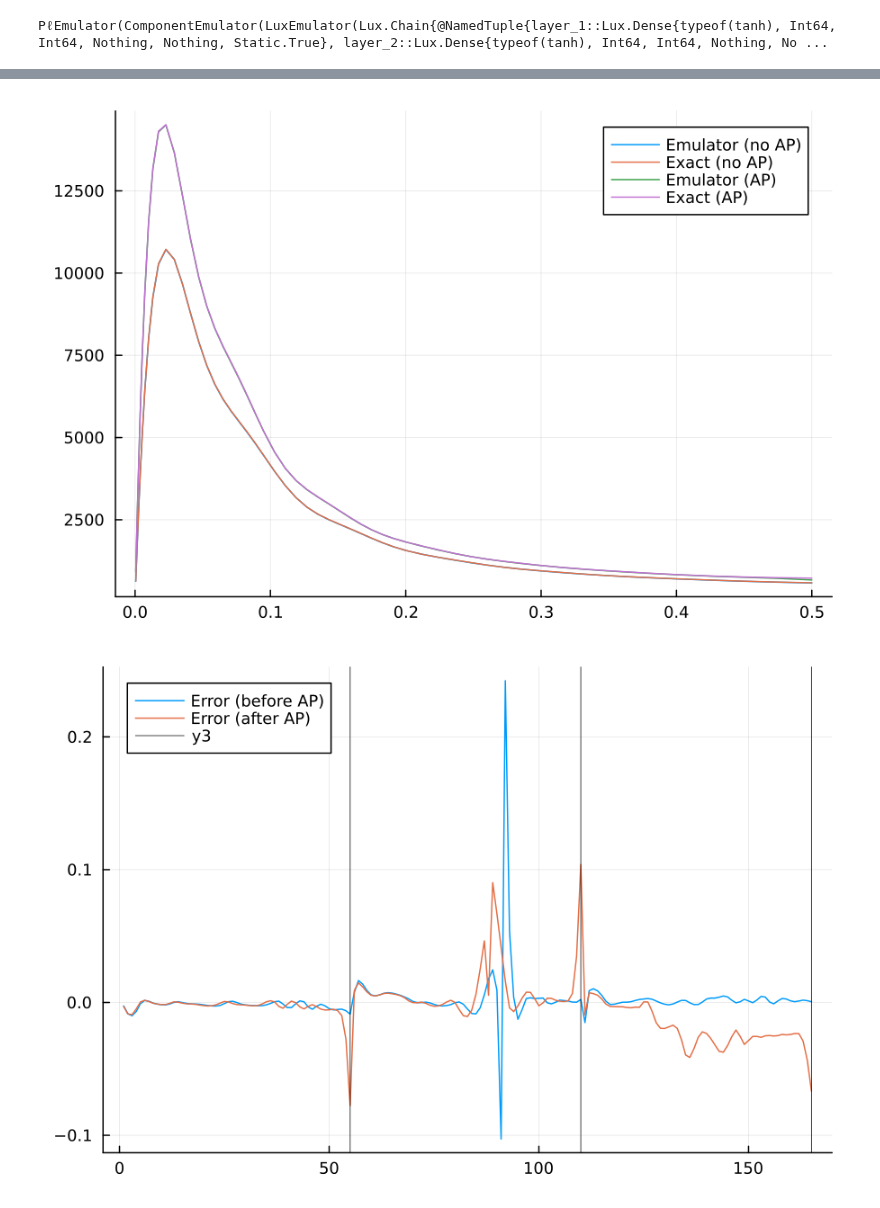
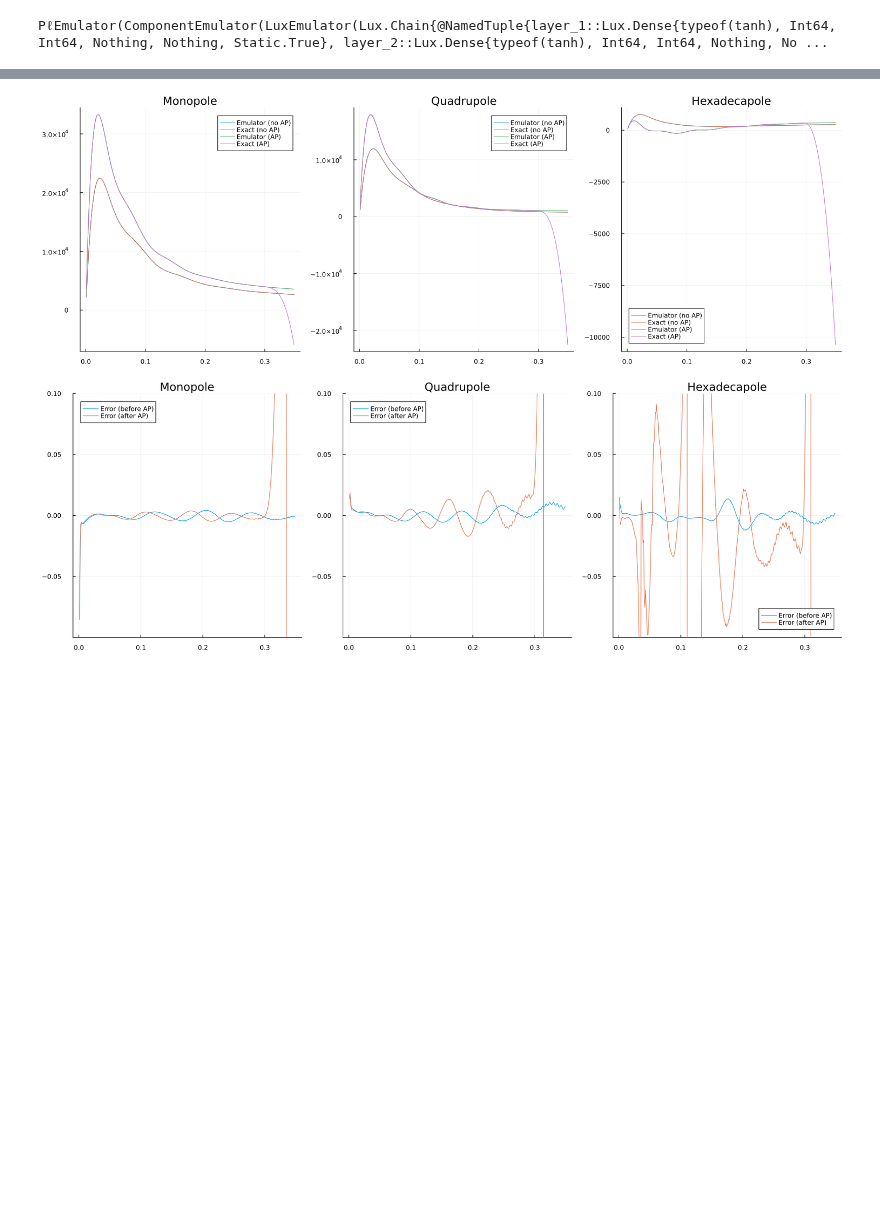
Before and after one commit to jgmorawetz/desi-emulators-pipeline, a Jupyter notebook: test.ipynb, the cells around one changed output, grey strips where cells are left out. Cells and saved outputs as stored; diff of their text form; code cells hidden in the pictures; blank space fills up the shorter version.

```diff
--- a/test.ipynb
+++ b/test.ipynb
@@ -55,9 +70,9 @@ desi_kin = readdlm("/global/homes/j/jgmorawe/emulators_pipeline/desi_kin.txt")
  0.34900000000000003
 # %%
 # Uses a test set of cosmological and EFT parameters
-z, ln10As, ns, H0, ombh2, omch2, Mnu, w0, wa = 0.5, 2.8, 1.02, 59, 0.0235, 0.15, 0.06, -0.7, -0.9
+z, ln10As, ns, H0, ombh2, omch2, Mnu, w0, wa = 0.9, 2.8, 1.02, 59, 0.0235, 0.15, 0.06, -0.7, -0.9
 emulator_input = [z, ln10As, ns, H0, ombh2, omch2, Mnu, w0, wa]
-eft_params_eulerian = [1, -0.2, 0.5, 0.3, 15, -50, -25, 30, 0, 0, 0] # b1, b2, bs, b3, alpha0, alpha2, alpha4, alpha6, st0, st2, st4
+eft_params_eulerian = [2, -3, 3, 1, 30, 12, 0.2, 0, 0, 0, 0] # b1, b2, bs, b3, alpha0, alpha2, alpha4, alpha6, st0, st2, st4
 
 # Initiates the effort cosmology for it, as well as the fiducial model (for purposes of computing AP later)
 effort_cosmo = Effort.w0waCDMCosmology(ln10Aₛ=ln10As, nₛ=ns, h=H0/100, ωb=ombh2, ωc=omch2, mν=Mnu, w0=w0, wa=wa, ωk=0)
@@ -65,10 +80,4 @@ effort_cosmo_fid = Effort.w0waCDMCosmology(ln10Aₛ=3.044, nₛ=0.9649, h=0.6736
 
 # Computes linear growth factor
 D = Effort.D_z(z, effort_cosmo)
-
-# Computes the raw emulator prediction (without AP)
-P0_emu_noAP = Effort.get_Pℓ(emulator_input, D, eft_params_eulerian, FS_emu_mono)
-P2_emu_noAP = Effort.get_Pℓ(emulator_input, D, eft_params_eulerian, FS_emu_quad)
-P4_emu_noAP = Effort.get_Pℓ(emulator_input, D, eft_params_eulerian, FS_emu_hexa)
-k_emu = vec(FS_emu_mono.P11.kgrid)
 # %% [output]
@@ -107,7 +100,7 @@ konhmin = 1e-4
 konhmax = 10
 nk = 20000
 konh = np.logspace(np.log10(konhmin), np.log10(konhmax), nk)
-kv_target = k_emu
+kv_target = desi_kin
 CosmoDict = Dict("z" => z, "ln10As" => ln10As, "ns" => ns, "H0" => H0, "omega_b" => ombh2, "omega_cdm" => omch2, "Mnu" => Mnu, "w0" => w0, "wa" => wa)
 z = CosmoDict["z"]
 cosmo_params = Dict("output" => "mPk", "P_k_max_h/Mpc" => 20.0, "z_pk" => "0.0,3.", "h" => CosmoDict["H0"] / 100, "omega_b" => CosmoDict["omega_b"],
@@ -135,4 +128,5 @@ kv_AP, P0_AP, P2_AP, P4_AP = PT.compute_redshift_space_power_multipoles(b, f, ap
 # %%
-# Computes the emulator prediction with AP incorporated too
+# Computes the emulator predictions with/without AP incorporated
+result_emu_noAP = theory_FS_noAP(effort_cosmo, eft_params_eulerian, z, D, kv_target)
 result_emu_AP = theory_FS(effort_cosmo, eft_params_eulerian, z, D, kv_target)
 # %% [output]
@@ -156,24 +150,44 @@ result_emu_AP = theory_FS(effort_cosmo, eft_params_eulerian, z, D, kv_target)
 # %%
 # Displays the various results
 
 exact_noAP = vcat(P0, P2, P4)
-emu_noAP = vcat(P0_emu_noAP, P2_emu_noAP, P4_emu_noAP)
+emu_noAP = result_emu_noAP
 exact_AP = vcat(P0_AP, P2_AP, P4_AP)
 emu_AP = result_emu_AP
 
-# Plots the monopole only for all four scenarios
-p1 = plot(k_emu, emu_noAP[1:55], label="Emulator (no AP)", dpi=150)
-plot!(k_emu, exact_noAP[1:55], label="Exact (no AP)")
-plot!(k_emu, emu_AP[1:55], label="Emulator (AP)")
-plot!(k_emu, exact_AP[1:55], label="Exact (AP)")
+# Plots the monopole, quadrupole and hexadecapole for all four scenarios and overlays
+p0 = plot(desi_kin, emu_noAP[1:349], label="Emulator (no AP)", title="Monopole")
+plot!(desi_kin, exact_noAP[1:349], label="Exact (no AP)")
+plot!(desi_kin, emu_AP[1:349], label="Emulator (AP)")
+plot!(desi_kin, exact_AP[1:349], label="Exact (AP)")
+
+p2 = plot(desi_kin, emu_noAP[350:350+348], label="Emulator (no AP)", title="Quadrupole")
+plot!(desi_kin, exact_noAP[350:350+348], label="Exact (no AP)")
+plot!(desi_kin, emu_AP[350:350+348], label="Emulator (AP)")
+plot!(desi_kin, exact_AP[350:350+348], label="Exact (AP)")
+
+p4 = plot(desi_kin, emu_noAP[699:699+348], label="Emulator (no AP)", title="Hexadecapole")
+plot!(desi_kin, exact_noAP[699:699+348], label="Exact (no AP)")
+plot!(desi_kin, emu_AP[699:699+348], label="Emulator (AP)")
+plot!(desi_kin, exact_AP[699:699+348], label="Exact (AP)")
+
+p024 = plot(p0, p2, p4, layout=(1,3), size=(1500, 500))
+display(p024)
+
 
 # Plots the relative percentage error
-p2 = plot((emu_noAP .- exact_noAP) ./ exact_noAP, label="Error (before AP)", dpi=150)
-plot!((emu_AP .- exact_AP) ./ exact_AP, label="Error (after AP)")
-vline!([55, 55*2, 55*3], color=:black, lw=0.5)
+p0_err = plot(desi_kin, (emu_noAP[1:349] .- exact_noAP[1:349]) ./ exact_noAP[1:349], label="Error (before AP)", dpi=150, ylim=(-0.1, 0.1), title="Monopole")
+plot!(desi_kin, (emu_AP[1:349] .- exact_AP[1:349]) ./ exact_AP[1:349], label="Error (after AP)")
 
-display(p1)
-display(p2)
+p2_err = plot(desi_kin, (emu_noAP[350:350+348] .- exact_noAP[350:350+348]) ./ exact_noAP[350:350+348], label="Error (before AP)", dpi=150, ylim=(-0.1, 0.1), title="Quadrupole")
+plot!(desi_kin, (emu_AP[350:350+348] .- exact_AP[350:350+348]) ./ exact_AP[350:350+348], label="Error (after AP)")
+
+p4_err = plot(desi_kin, (emu_noAP[699:699+348] .- exact_noAP[699:699+348]) ./ exact_noAP[699:699+348], label="Error (before AP)", dpi=150, ylim=(-0.1, 0.1), title="Hexadecapole")
+plot!(desi_kin, (emu_AP[699:699+348] .- exact_AP[699:699+348]) ./ exact_AP[699:699+348], label="Error (after AP)")
+
+
+p024_err = plot(p0_err, p2_err, p4_err, layout=(1,3), size=(1500, 500))
+display(p024_err)
 # %% [output]
-[figure, old version]
+[figure, new version]
-[figure, old version]
+[figure, new version]
```
Also changed, not shown: parts of 4 cells of this notebook.
